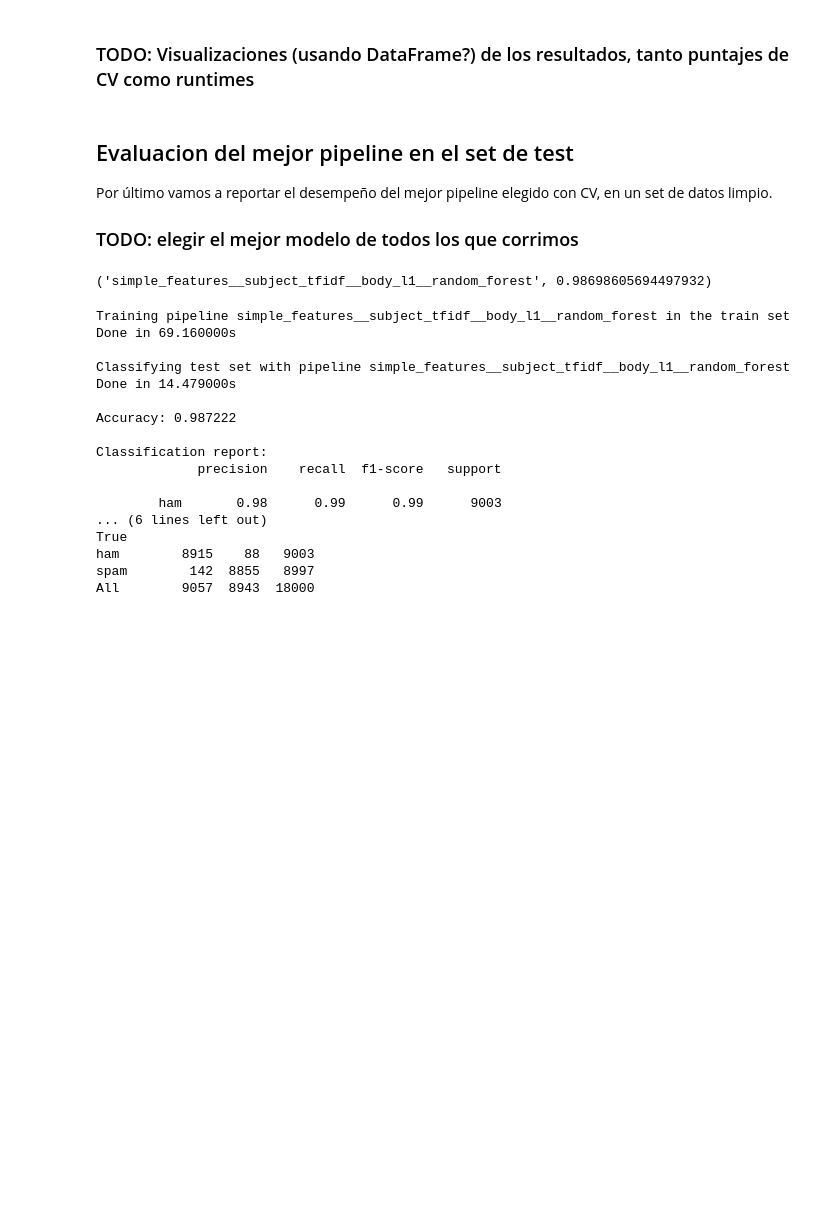
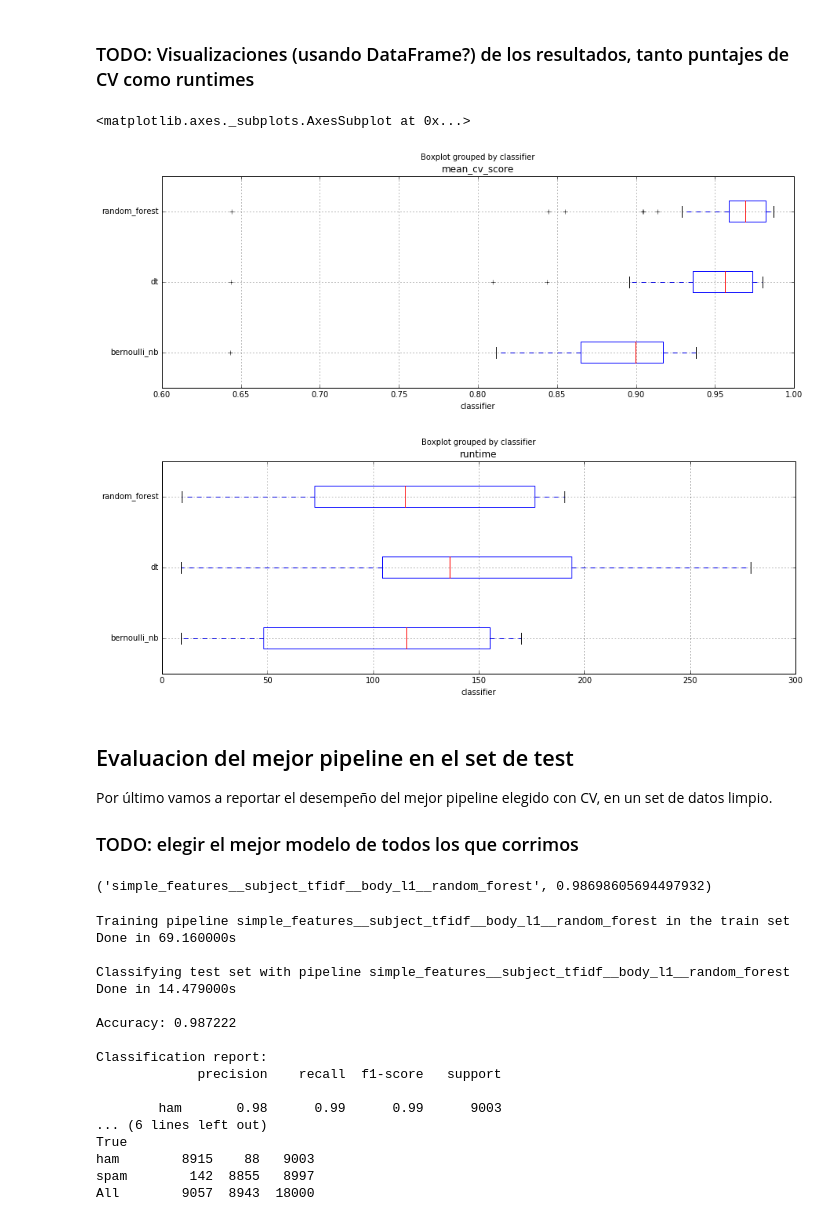
Before and after one commit to LautaroPetaccio/AA-TP, a Jupyter notebook: entrega.ipynb, the cells around one changed output. Cells and saved outputs as stored; diff of their text form; code cells hidden in the pictures; blank space fills up the shorter version.

Commit message:
Visualizacion de los resultados de Cross Validation

```diff
--- a/entrega.ipynb
+++ b/entrega.ipynb
@@ -86,6 +86,30 @@ Done in 76.205000s
 CV scores mean: 0.969181 std: 0.001047
 # %% [markdown]
 ### TODO: Visualizaciones (usando DataFrame?) de los resultados, tanto puntajes de CV como runtimes
+# %%
+def build_summary_dataframe(pipelines, scores, cv_times):
+    names = [name for name, _, _ in pipelines]
+
+    df = pd.DataFrame(index=names, columns=['mean_cv_score', 'runtime'])
+
+    df.mean_cv_score = [np.mean(scores[name]) for name in names]
+    df.runtime = [cv_times[name] for name in names]
+
+    df['simple_features'] = [configuration['simple_features'] for _, configuration, _ in pipelines]
+    df['subject_pipeline'] = [configuration['subject_pipeline_type'] for _, configuration, _ in pipelines]
+    df['body_pipeline'] = [configuration['body_pipeline_type'] for _, configuration, _ in pipelines]
+    df['classifier'] = [configuration['classifier_type'] for _, configuration, _ in pipelines]
+
+    return df
+# %%
+summary_df = build_summary_dataframe(pipelines, scores, cv_times)
+# %%
+summary_df.boxplot(column=['mean_cv_score'], by='classifier', vert=False)
+summary_df.boxplot(column=['runtime'], by='classifier', vert=False)
+# %% [output]
+<matplotlib.axes._subplots.AxesSubplot at 0x...>
+[figure, added]
+[figure, added]
 # %% [markdown]
 ## Evaluacion del mejor pipeline en el set de test
 
```
Also changed, not shown: parts of 2 cells of this notebook, 7 other files.
